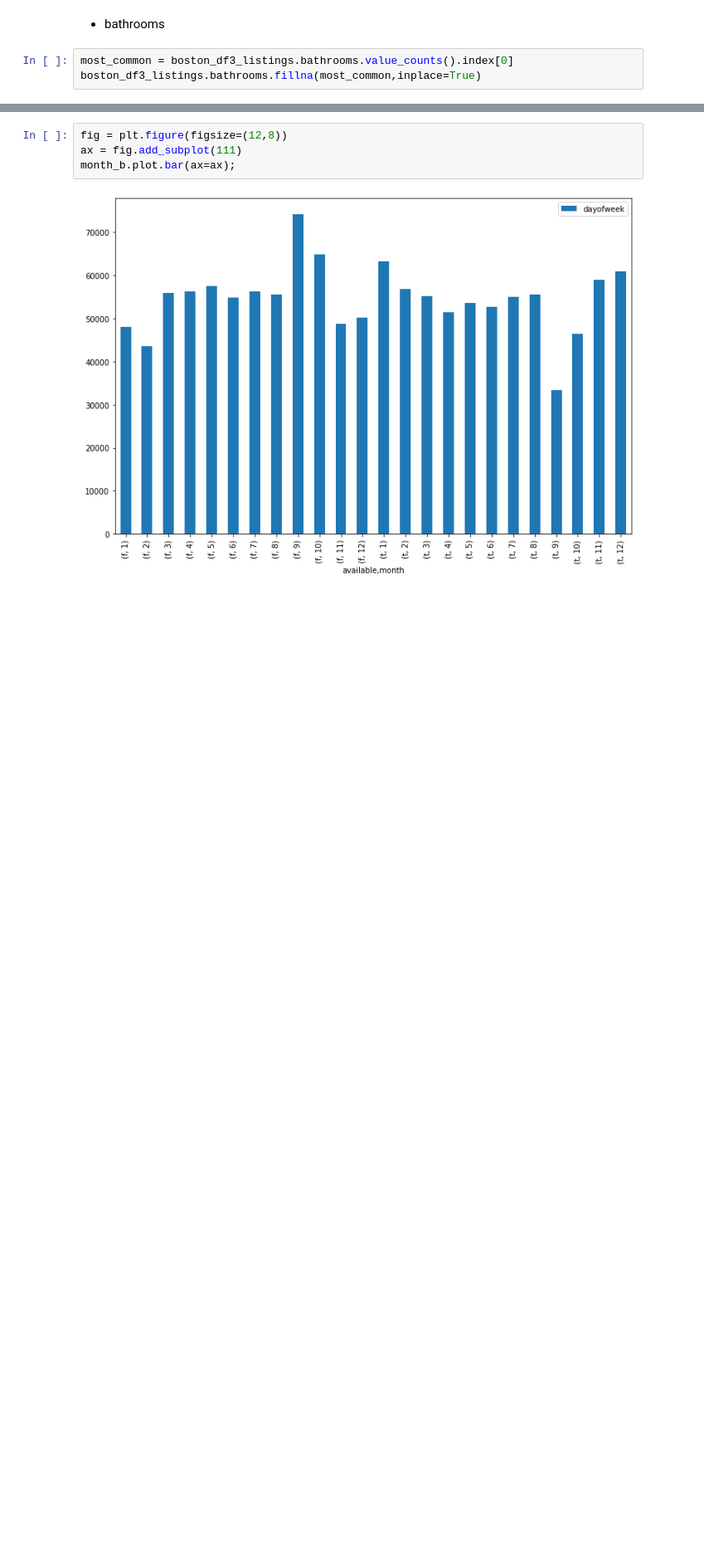
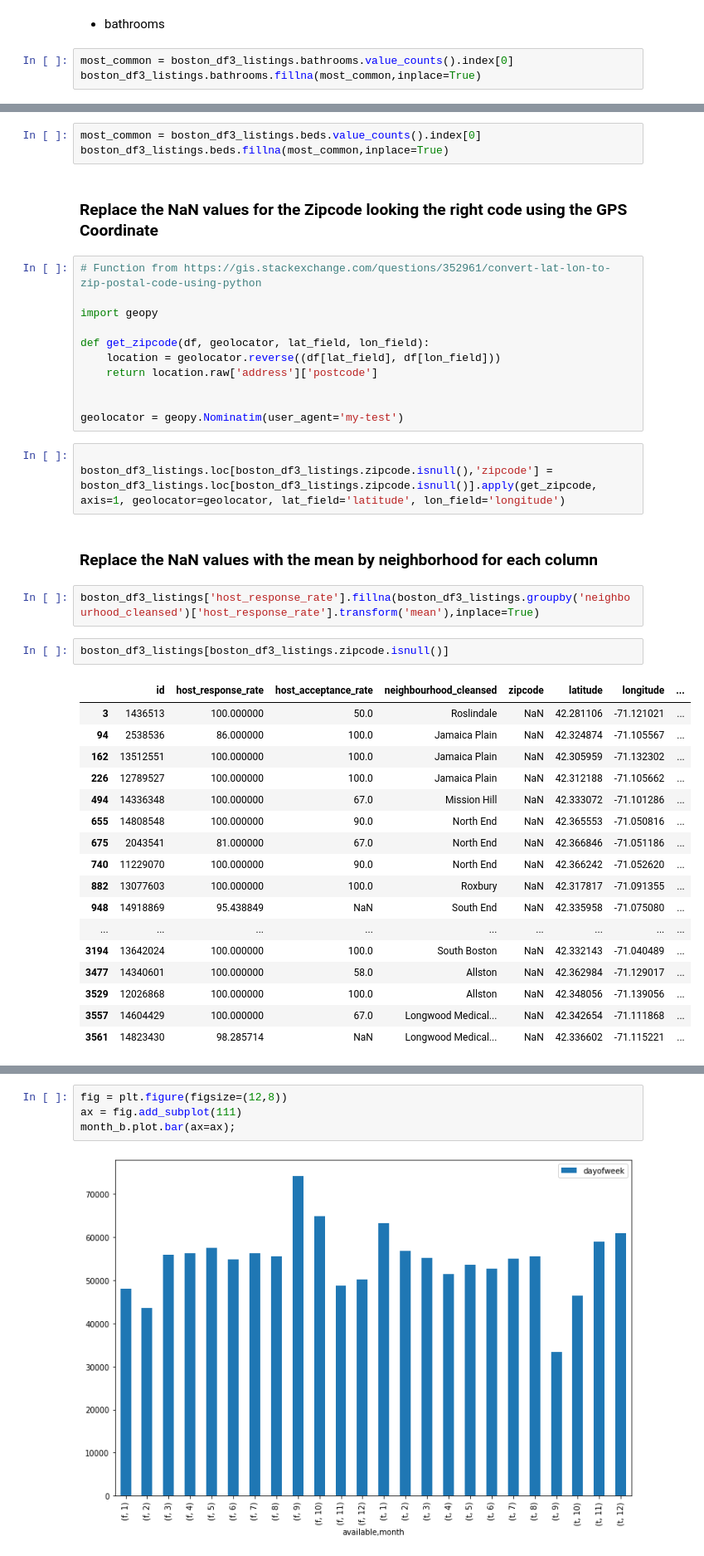
Before and after one commit to rafaelmata357/Data-Science-Udacity, a Jupyter notebook: Airbnb/airbnb.ipynb, the cells around one changed output, grey strips where cells are left out. Shown at 83% size. Saved outputs shown, nothing was run; the diff lists cells and outputs as text; blank space fills up the shorter version.

Commit message:
Feat: Replace Nan ZipCodes using the GPS Coordinatese

```diff
--- a/Airbnb/airbnb.ipynb
+++ b/Airbnb/airbnb.ipynb
@@ -599,0 +608,43 @@ boston_df3_listings.bathrooms.fillna(most_common,inplace=True)
+# %%
+most_common = boston_df3_listings.beds.value_counts().index[0]
+boston_df3_listings.beds.fillna(most_common,inplace=True)
+# %% [markdown]
+### Replace the NaN values for the Zipcode looking the right code using the GPS Coordinate
+# %%
+# Function from https://gis.stackexchange.com/questions/352961/convert-lat-lon-to-zip-postal-code-using-python
+
+import geopy
+
+def get_zipcode(df, geolocator, lat_field, lon_field):
+    location = geolocator.reverse((df[lat_field], df[lon_field]))
+    return location.raw['address']['postcode']
+
+
+geolocator = geopy.Nominatim(user_agent='my-test')
+# %%
+
+boston_df3_listings.loc[boston_df3_listings.zipcode.isnull(),'zipcode'] = boston_df3_listings.loc[boston_df3_listings.zipcode.isnull()].apply(get_zipcode, axis=1, geolocator=geolocator, lat_field='latitude', lon_field='longitude')
+# %% [markdown]
+### Replace the NaN values with the mean by neighborhood for each column
+# %%
+boston_df3_listings['host_response_rate'].fillna(boston_df3_listings.groupby('neighbourhood_cleansed')['host_response_rate'].transform('mean'),inplace=True)
+# %%
+boston_df3_listings[boston_df3_listings.zipcode.isnull()]
+# %% [output]
+|  | id | host_response_rate | host_acceptance_rate | neighbourhood_cleansed | zipcode | latitude | longitude | ... |
+| 3 | 1436513 | 100.000000 | 50.0 | Roslindale | NaN | 42.281106 | -71.121021 | ... |
+| 94 | 2538536 | 86.000000 | 100.0 | Jamaica Plain | NaN | 42.324874 | -71.105567 | ... |
+| 162 | 13512551 | 100.000000 | 100.0 | Jamaica Plain | NaN | 42.305959 | -71.132302 | ... |
+| 226 | 12789527 | 100.000000 | 100.0 | Jamaica Plain | NaN | 42.312188 | -71.105662 | ... |
+| 494 | 14336348 | 100.000000 | 67.0 | Mission Hill | NaN | 42.333072 | -71.101286 | ... |
+| 655 | 14808548 | 100.000000 | 90.0 | North End | NaN | 42.365553 | -71.050816 | ... |
+| 675 | 2043541 | 81.000000 | 67.0 | North End | NaN | 42.366846 | -71.051186 | ... |
+| 740 | 11229070 | 100.000000 | 90.0 | North End | NaN | 42.366242 | -71.052620 | ... |
+| 882 | 13077603 | 100.000000 | 100.0 | Roxbury | NaN | 42.317817 | -71.091355 | ... |
+| 948 | 14918869 | 95.438849 | NaN | South End | NaN | 42.335958 | -71.075080 | ... |
+| ... | ... | ... | ... | ... | ... | ... | ... | ... |
+| 3194 | 13642024 | 100.000000 | 100.0 | South Boston | NaN | 42.332143 | -71.040489 | ... |
+| 3477 | 14340601 | 100.000000 | 58.0 | Allston | NaN | 42.362984 | -71.129017 | ... |
+| 3529 | 12026868 | 100.000000 | 100.0 | Allston | NaN | 42.348056 | -71.139056 | ... |
+| 3557 | 14604429 | 100.000000 | 67.0 | Longwood Medical... | NaN | 42.342654 | -71.111868 | ... |
+| 3561 | 14823430 | 98.285714 | NaN | Longwood Medical... | NaN | 42.336602 | -71.115221 | ... |
```
Also changed, not shown: parts of 10 cells of this notebook.
